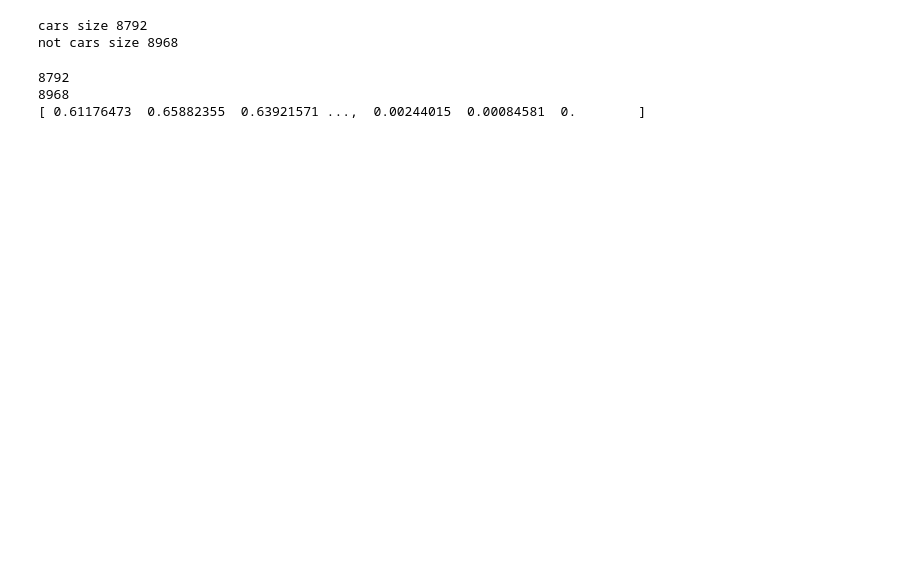
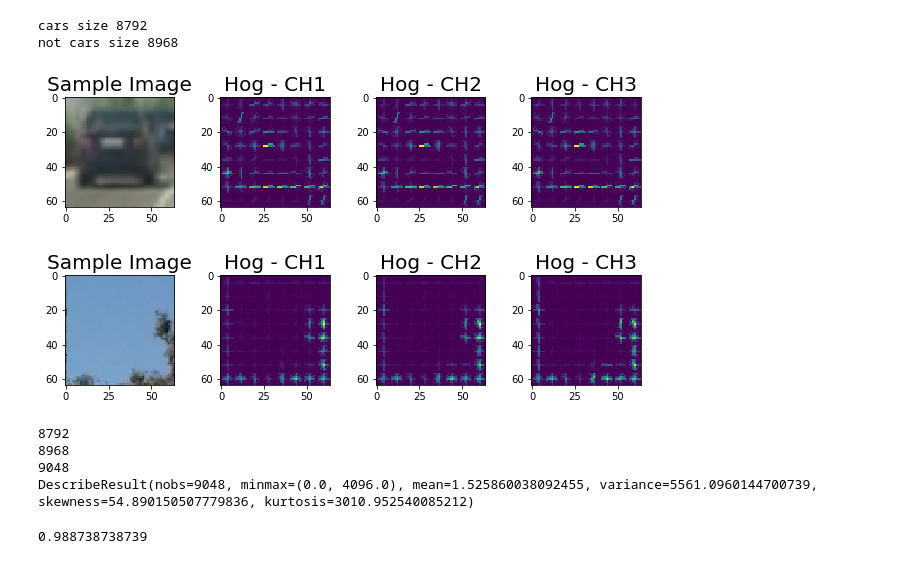
Before and after one commit to govindap/CarND-Vehicle-Detection, a Jupyter notebook: VehicleDetectionProject5.ipynb, the cells around one changed output. Saved outputs shown, nothing was run; the diff lists cells and outputs as text; code cells hidden in the pictures; blank space fills up the shorter version.

```diff
--- a/VehicleDetectionProject5.ipynb
+++ b/VehicleDetectionProject5.ipynb
@@ -115,25 +142,26 @@ print('not cars size ' + str(len(notcars)))
 # %% [output]
 cars size 8792
 not cars size 8968
-# %%
-# Define HOG parameters
-color_space = 'RGB'
-orient = 9
-pix_per_cell = 8
-cell_per_block = 2
-hog_channel = 0 # Can be 0, 1, 2, or "ALL"
-spatial_size = (64,64)
-hist_bins = 32
-spatial_feat = True # Spatial features on or off
-hist_feat = True # Histogram features on or off
-hog_feat = True # HOG features on or off
-y_start_stop = [None, None] # Min and max in y to search in slide_window()
-
-#sample_size = 1500
-#cars = cars[0:sample_size]
-#notcars = notcars[0:sample_size]
-
-car_features = extract_features(cars, cspace=color_space, spatial_size=spatial_size,
-                        hist_bins=hist_bins, hist_range=(0, 256))
-notcar_features = extract_features(notcars, cspace=color_space, spatial_size=spatial_size,
-                        hist_bins=hist_bins, hist_range=(0, 256))
+# %%
+# Plot the features
+images = cars[0:1]
+images.extend(notcars[0:1])
+for fname in images:
+    img = mpimg.imread(fname)
+    _, hog_image1 = get_hog_features(img[:,:,0],orient, pix_per_cell, cell_per_block, vis=True, feature_vec=False)
+    _, hog_image2 = get_hog_features(img[:,:,1],orient, pix_per_cell, cell_per_block, vis=True, feature_vec=False)
+    _, hog_image3 = get_hog_features(img[:,:,2],orient, pix_per_cell, cell_per_block, vis=True, feature_vec=False)
+    f, (ax1, ax2, ax3,ax4) = plt.subplots(1, 4, figsize=(8, 4))
+    f.tight_layout()
+    ax1.imshow(img)
+    ax1.set_title('Sample Image', fontsize=20)
+    ax2.imshow(hog_image1)
+    ax2.set_title('Hog - CH1', fontsize=20)
+    ax3.imshow(hog_image2)
+    ax3.set_title('Hog - CH2', fontsize=20)
+    ax4.imshow(hog_image3)
+    ax4.set_title('Hog - CH3', fontsize=20)
+    plt.subplots_adjust(left=0., right=1, top=0.9, bottom=0.)
+# %% [output]
+[figure, added]
+[figure, added]
@@ -140,11 +175,13 @@ notcar_features = extract_features(notcars, cspace=color_space, spatial_size=spa
 # %%
 print(len(car_features))
 print(len(notcar_features))
-print(car_features[0])
+print(len(car_features[0]))
+print(stats.describe(car_features[0]))
 # %% [output]
 8792
 8968
-[ 0.61176473  0.65882355  0.63921571 ...,  0.00244015  0.00084581  0.        ]
+9048
+DescribeResult(nobs=9048, minmax=(0.0, 4096.0), mean=1.525860038092455, variance=5561.0960144700739, skewness=54.890150507779836, kurtosis=3010.952540085212)
 # %%
 # Create an array stack of feature vectors
 X = np.vstack((car_features, notcar_features)).astype(np.float64)
@@ -162,10 +199,14 @@ X_train, X_test, y_train, y_test = train_test_split(
 # %%
-parameters = {'kernel':('linear', 'rbf'), 'C':[1, 10]}
-svr = svm.SVC()
-clf = grid_search.GridSearchCV(svr, parameters)
+#parameters = {'kernel':('linear', 'rbf'), 'C':[1, 10]}
+#svr = svm.SVC()
+clf = LinearSVC()
+#clf = SGDClassifier(loss='hinge', n_jobs=-1, penalty='l2', shuffle=True,verbose=0,n_iter=100)
+#clf = grid_search.GridSearchCV(svr, parameters)
 clf.fit(X_train, y_train)
-print(clf.best_params_)
+#print(clf.best_params_)
 print(clf.score(X_test, y_test))
+# %% [output]
+0.988738738739
 # %%
 def slide_window(img, x_start_stop=[None, None], y_start_stop=[None, None],
                     xy_window=(64, 64), xy_overlap=(0.5, 0.5)):
```
Also changed, not shown: parts of 15 cells of this notebook, 1 other file.
